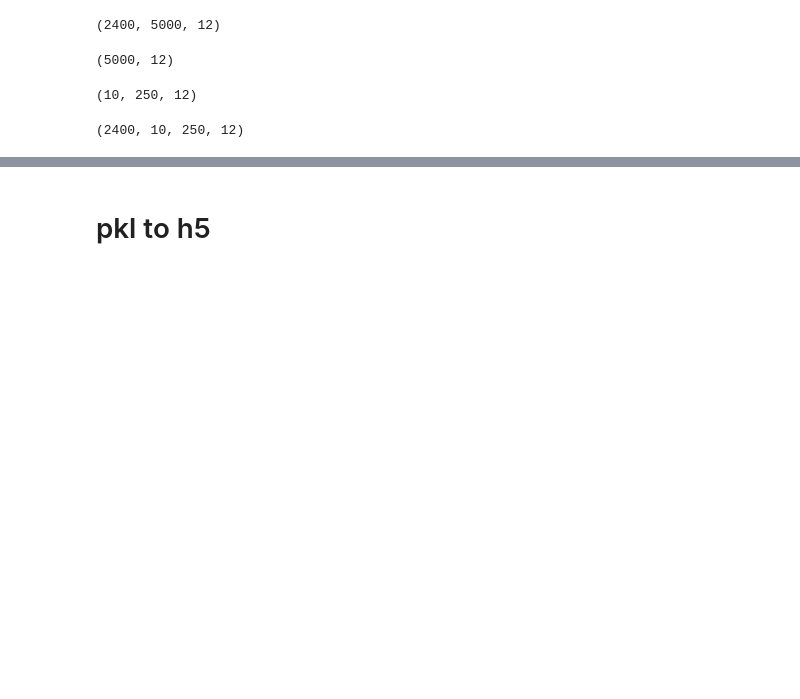
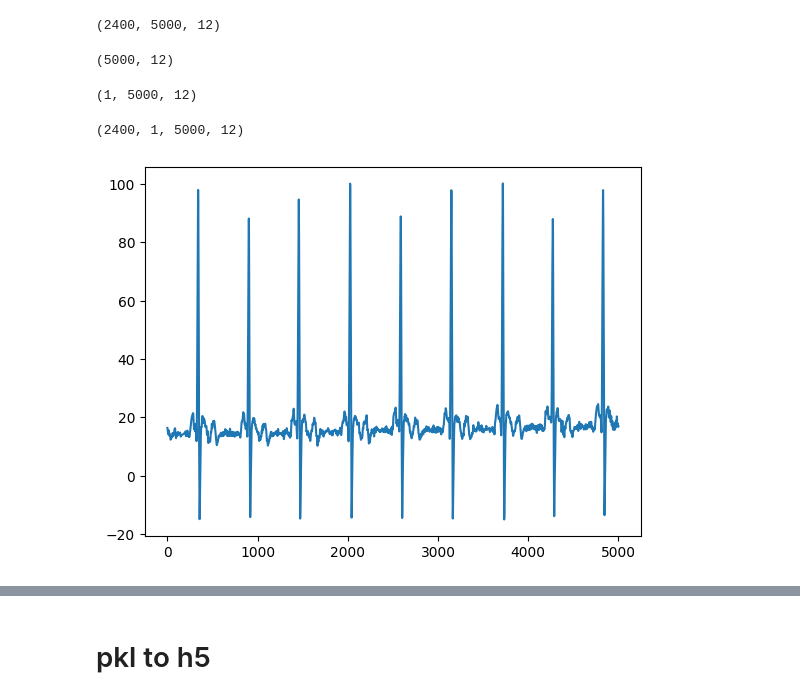
Before and after one commit to LEEHM97/Artifact-Detection-In-ECG, a Jupyter notebook: preprocessing.ipynb, the cells around one changed output, grey strips where cells are left out. Drawn from its saved outputs; the diff is of its cells as text; code cells hidden in the pictures; blank space fills up the shorter version.

```diff
--- a/preprocessing.ipynb
+++ b/preprocessing.ipynb
@@ -70,8 +70,8 @@ for ecg_data in tqdm(ecg):
     sub = []
     trial = []
     for ch in range(ecg_data.shape[1]):
-        data = resampling(ecg_data[:,ch], freq=500, kind='linear')
-        # data = ecg_data[:, ch]
+        # data = resampling(ecg_data[:,ch], freq=500, kind='linear')
+        data = ecg_data[:, ch]
         trial.append(data)
 
     trial = np.array(trial).T
@@ -79,7 +79,7 @@ for ecg_data in tqdm(ecg):
     sub.append(trial)
 
     sub = np.array(sub)
-    sub = sub.reshape(-1, 250, sub.shape[-1])  # split 10s trial into 1s sample
+    sub = sub.reshape(-1, 5000, sub.shape[-1])  # split 10s trial into 1s sample
 
     p_ecg.append(sub)
     # np.save('./dataset/KMedicon/Feature/feature_{}.npy'.format(cnt), sub)
@@ -88,8 +88,16 @@ for ecg_data in tqdm(ecg):
 
 print(sub.shape)
 # %% [output]
-(10, 250, 12)
+(1, 5000, 12)
 # %%
 np.array(p_ecg).shape
 # %% [output]
-(2400, 10, 250, 12)
+(2400, 1, 5000, 12)
+# %%
+import matplotlib.pyplot as plt
+
+plt.plot(sub[0,:,0])
+
+plt.show()
+# %% [output]
+[figure, added]
```
Also changed, not shown: parts of 8 cells of this notebook.
